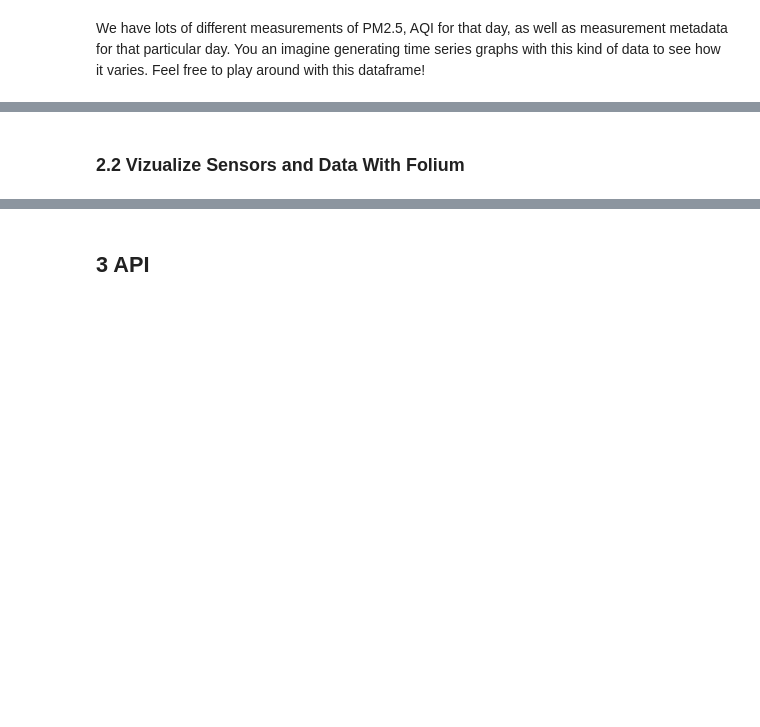
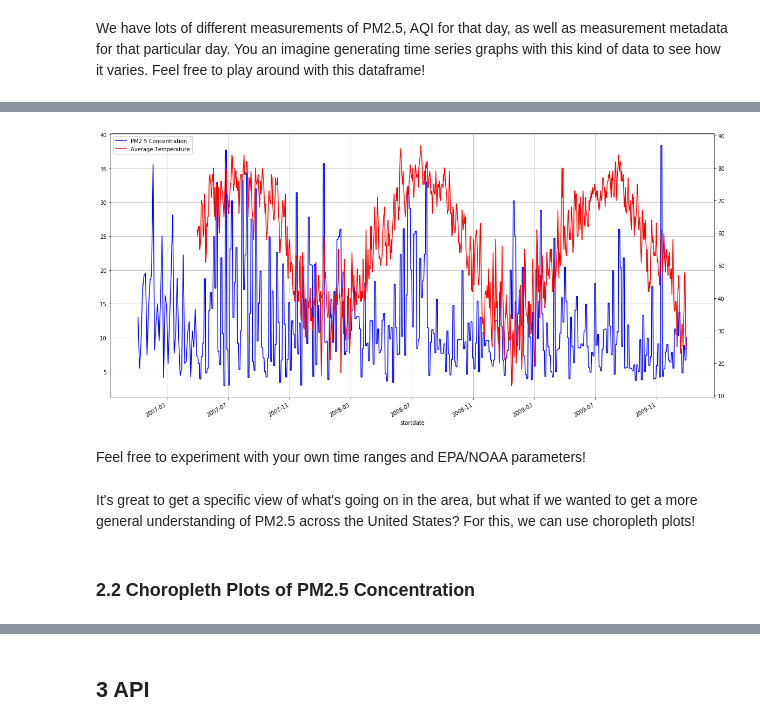
Before and after one commit to sbhave77/exposomeDWDemo, a Jupyter notebook: ExposomeDWDemo.ipynb, the cells around one changed output, grey strips where cells are left out. Drawn from its saved outputs; the diff is of its cells as text; code cells hidden in the pictures; blank space fills up the shorter version.

```diff
--- a/ExposomeDWDemo.ipynb
+++ b/ExposomeDWDemo.ipynb
@@ -261,0 +335,6 @@ We have lots of different measurements of PM2.5, AQI for that day, as well as me
+# %%
+epa_noaa_ts = pd.merge(left=pm25_ts, right=noaa_ts, on='startdate', how='outer')
+# %%
+epa_noaa_ts = epa_noaa_ts.sort_values('startdate')
+# %%
+epa_noaa_ts.index = epa_noaa_ts['startdate']
@@ -262,6 +343,31 @@ We have lots of different measurements of PM2.5, AQI for that day, as well as me
+# %%
+epa_noaa_ts = epa_noaa_ts.fillna(method='ffill')
+# %%
+# pm25_ts.plot()
+# noaa_ts.plot()
+# plt.show()
+
+plt.figure()
+plt.xlabel('Timestamp')
+
+ax1 = epa_noaa_ts['data_x'].plot(color='blue', grid=True, label='PM2.5 Concentration')
+ax2 = epa_noaa_ts['data_y'].plot(color='red', grid=True, secondary_y=True, label='Average Temperature')
+
+h1, l1 = ax1.get_legend_handles_labels()
+h2, l2 = ax2.get_legend_handles_labels()
+
+
+plt.legend(h1+h2, l1+l2, loc=2)
+plt.show()
+# %% [output]
+[figure, added]
+# %% [markdown]
+Feel free to experiment with your own time ranges and EPA/NOAA parameters!
+# %% [markdown]
+It's great to get a specific view of what's going on in the area, but what if we wanted to get a more general understanding of PM2.5 across the United States? For this, we can use choropleth plots!
 # %% [markdown]
 <a id='FoliumDemo'></a>
-### 2.2 Vizualize Sensors and Data With Folium
+### 2.2 Choropleth Plots of PM2.5 Concentration
 # %%
 pm25_query = """select county_name, county_geometry, year, AVG(pm25::text::float)
 from non_distinct_county_level_pm25 group by county_name, county_geometry, year;
```
Also changed, not shown: parts of 17 cells of this notebook.
